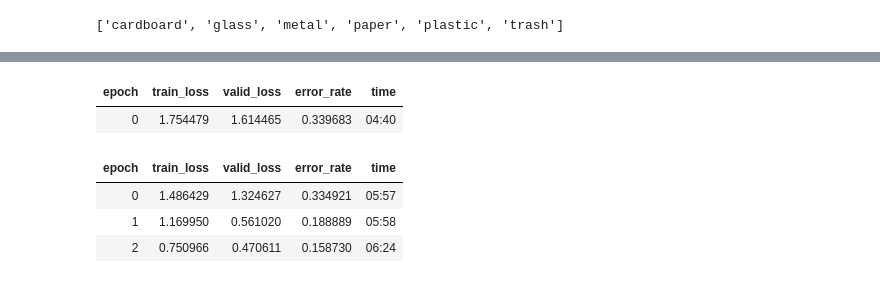
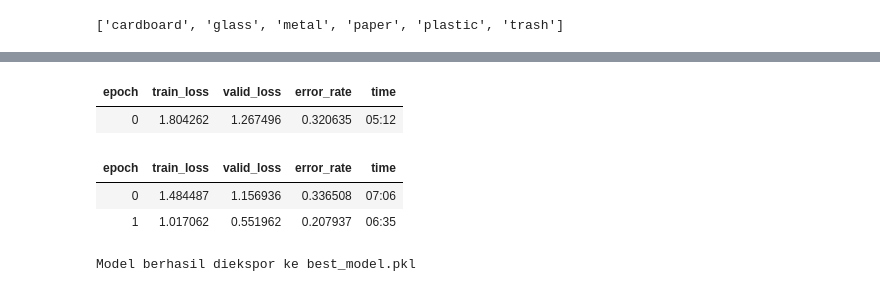
Before and after one commit to zeniusaa/Deteksi_Sampah_CNN, a Jupyter notebook: deteksi sampah.ipynb, the cells around one changed output, grey strips where cells are left out. Drawn from its saved outputs; the diff is of its cells as text; code cells hidden in the pictures.

```diff
--- a/deteksi sampah.ipynb
+++ b/deteksi sampah.ipynb
@@ -109,13 +107,18 @@ SuggestedLRs(valley=0.0010000000474974513)
 # %%
 # 14. Training
-learn.fine_tune(3, base_lr=1e-2)
+learn.fine_tune(2, base_lr=1e-2)
 # %% [output]
 | epoch | train_loss | valid_loss | error_rate | time |
-| 0 | 1.754479 | 1.614465 | 0.339683 | 04:40 |
+| 0 | 1.804262 | 1.267496 | 0.320635 | 05:12 |
 | epoch | train_loss | valid_loss | error_rate | time |
-| 0 | 1.486429 | 1.324627 | 0.334921 | 05:57 |
-| 1 | 1.169950 | 0.561020 | 0.188889 | 05:58 |
-| 2 | 0.750966 | 0.470611 | 0.158730 | 06:24 |
+| 0 | 1.484487 | 1.156936 | 0.336508 | 07:06 |
+| 1 | 1.017062 | 0.551962 | 0.207937 | 06:35 |
+# %%
+# 14.1 Menyimpan model
+learn.export('best_model.pkl')
+print("Model berhasil diekspor ke best_model.pkl")
+# %% [output]
+Model berhasil diekspor ke best_model.pkl
 # %%
 # 15. Evaluasi
 interp = ClassificationInterpretation.from_learner(learn)
```
Also changed, not shown: parts of 14 cells of this notebook, 2 other files.
